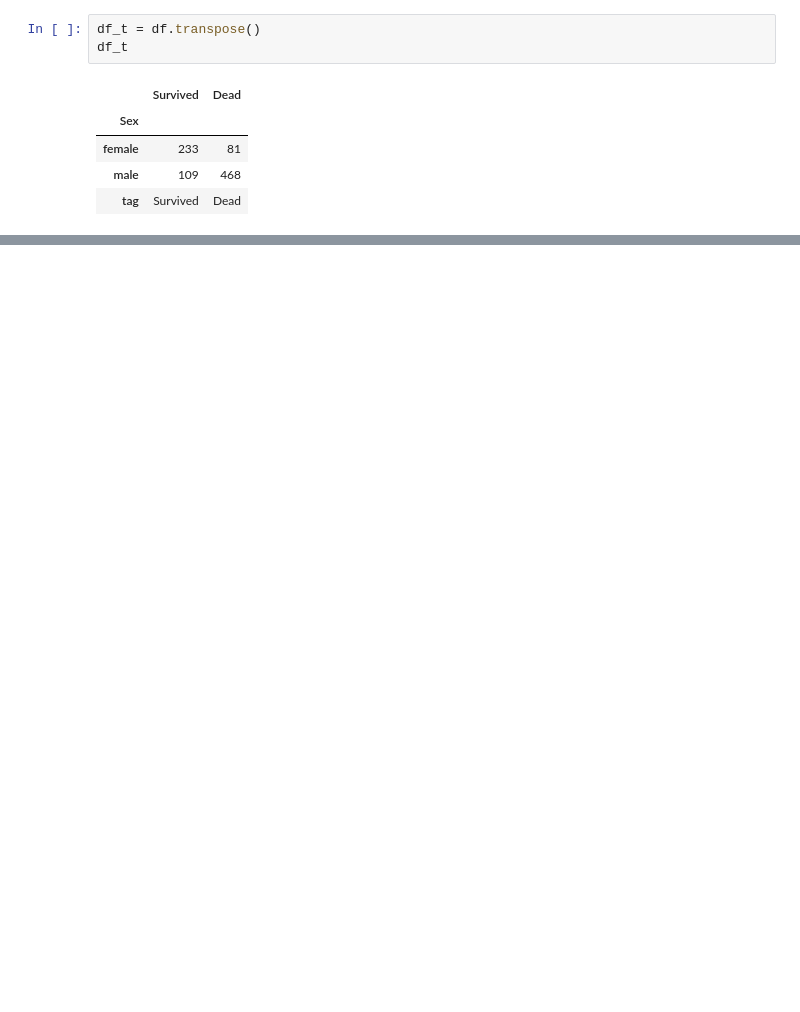
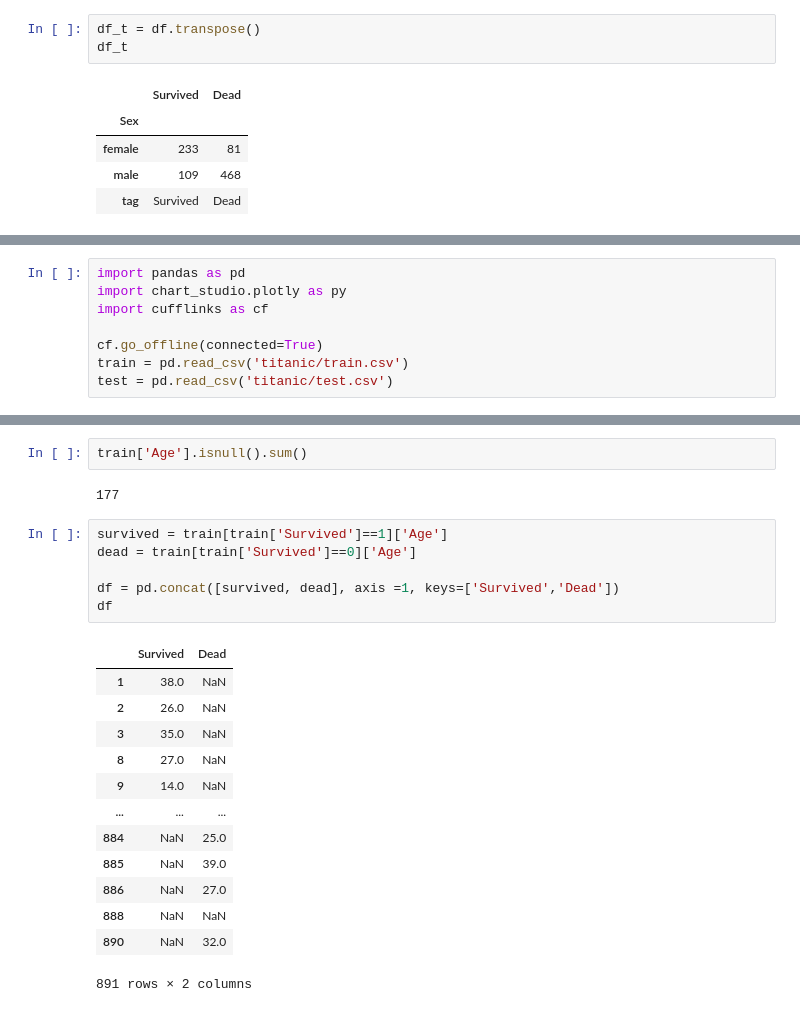
Before and after one commit to lookhkh/ai-study, a Jupyter notebook: 분류(classification).ipynb, the cells around one changed output, grey strips where cells are left out. Drawn from its saved outputs; the diff is of its cells as text; blank space fills up the shorter version.

```diff
--- a/분류(classification).ipynb
+++ b/분류(classification).ipynb
@@ -123,0 +146,8 @@ df_t
+# %%
+import pandas as pd
+import chart_studio.plotly as py
+import cufflinks as cf
+
+cf.go_offline(connected=True)
+train = pd.read_csv('titanic/train.csv')
+test = pd.read_csv('titanic/test.csv')
@@ -123,0 +174,24 @@ df_t
+# %%
+train['Age'].isnull().sum()
+# %% [output]
+177
+# %%
+survived = train[train['Survived']==1]['Age']
+dead = train[train['Survived']==0]['Age']
+
+df = pd.concat([survived, dead], axis =1, keys=['Survived','Dead'])
+df
+# %% [output]
+|  | Survived | Dead |
+| 1 | 38.0 | NaN |
+| 2 | 26.0 | NaN |
+| 3 | 35.0 | NaN |
+| 8 | 27.0 | NaN |
+| 9 | 14.0 | NaN |
+| ... | ... | ... |
+| 884 | NaN | 25.0 |
+| 885 | NaN | 39.0 |
+| 886 | NaN | 27.0 |
+| 888 | NaN | NaN |
+| 890 | NaN | 32.0 |
+891 rows × 2 columns
```
Also changed, not shown: parts of 8 cells of this notebook.
